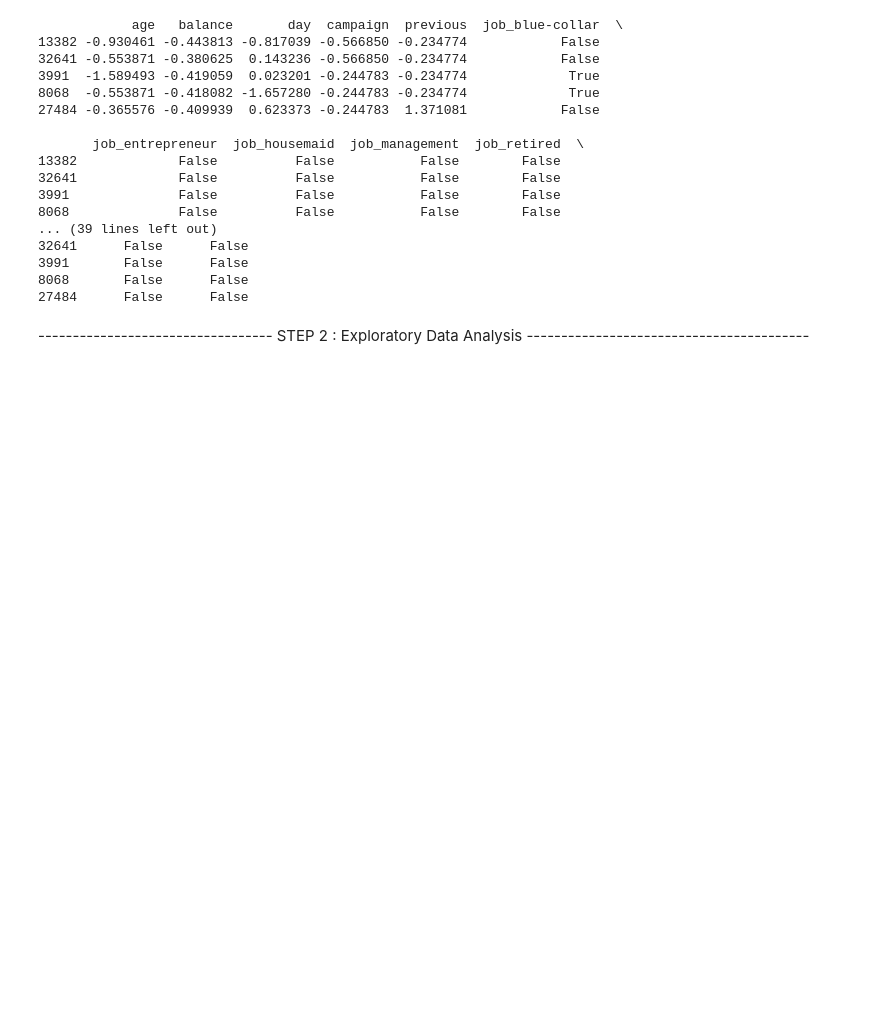
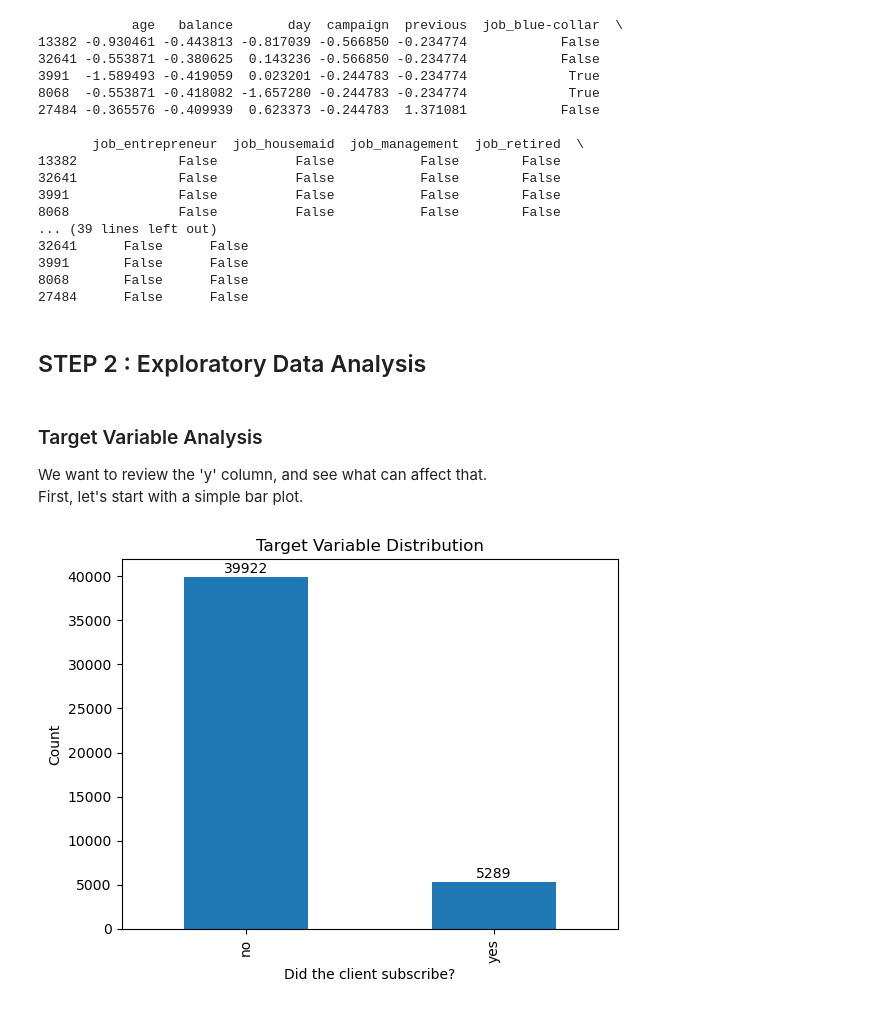
Before and after one commit to alekskadena/bank__datascience, a Jupyter notebook: Project.ipynb, the cells around one changed output. Cells and saved outputs as stored; diff of their text form; code cells hidden in the pictures; blank space fills up the shorter version.

Commit message:
Started on the second step of the project. Report and final conclusions not complete

```diff
--- a/Project.ipynb
+++ b/Project.ipynb
@@ -110,9 +111,8 @@ Categorical columns: Index(['job', 'marital', 'education', 'default', 'housing',
 Categorical variables were converted to numeric using one-hot encoding, and the target variable was mapped to 0/1.
 This makes the dataset fully machine-readable for modeling.
 # %%
-df['y'] = df['y'].map({'no': 0, 'yes': 1})
 df_encoded = pd.get_dummies(df.drop('y', axis=1), drop_first=True)
-df_encoded['y'] = df['y']
+df_encoded['y'] = df['y'].map({'no': 0, 'yes': 1})
 df_encoded.head()
 # %% [output]
 |  | age | balance | day | campaign | previous | job_blue-collar | job_entrepreneur | job_housemaid | ... |
@@ -247,4 +247,20 @@ print(X_train.head())
 8068       False      False
 27484      False      False
 # %% [markdown]
----------------------------------- STEP 2 : Exploratory Data Analysis -----------------------------------------
+## STEP 2 : Exploratory Data Analysis
+# %% [markdown]
+### Target Variable Analysis
+
+We want to review the 'y' column, and see what can affect that.
+First, let's start with a simple bar plot.
+# %%
+target = df['y'].value_counts()
+
+ax = target.plot(kind="bar")
+plt.title("Target Variable Distribution")
+plt.xlabel("Did the client subscribe?")
+ax.bar_label(ax.containers[0], padding = 1)
+plt.ylabel("Count")
+plt.show()
+# %% [output]
+[figure, added]
```
Also changed, not shown: parts of 11 cells of this notebook, 1 other file.
